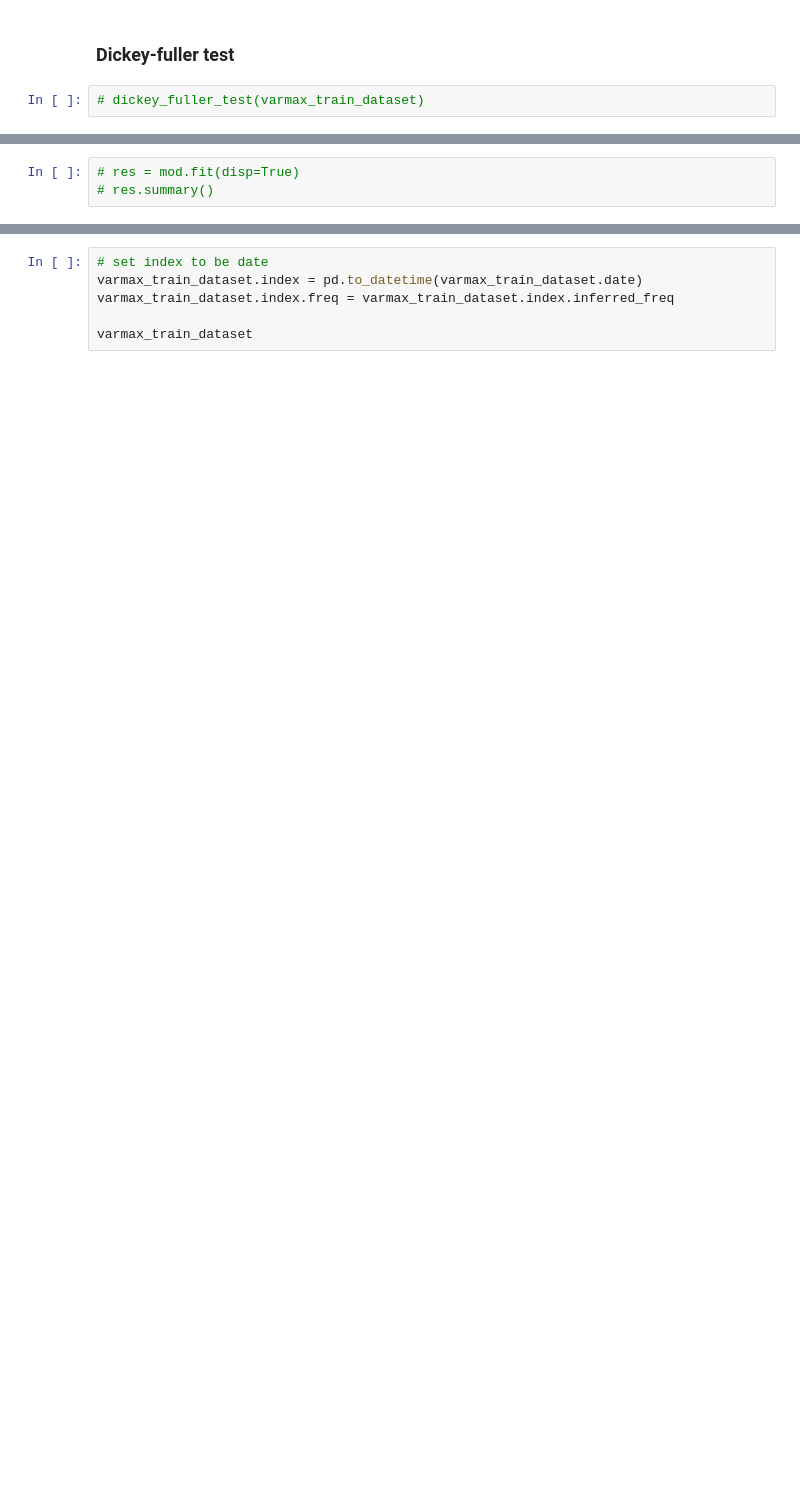
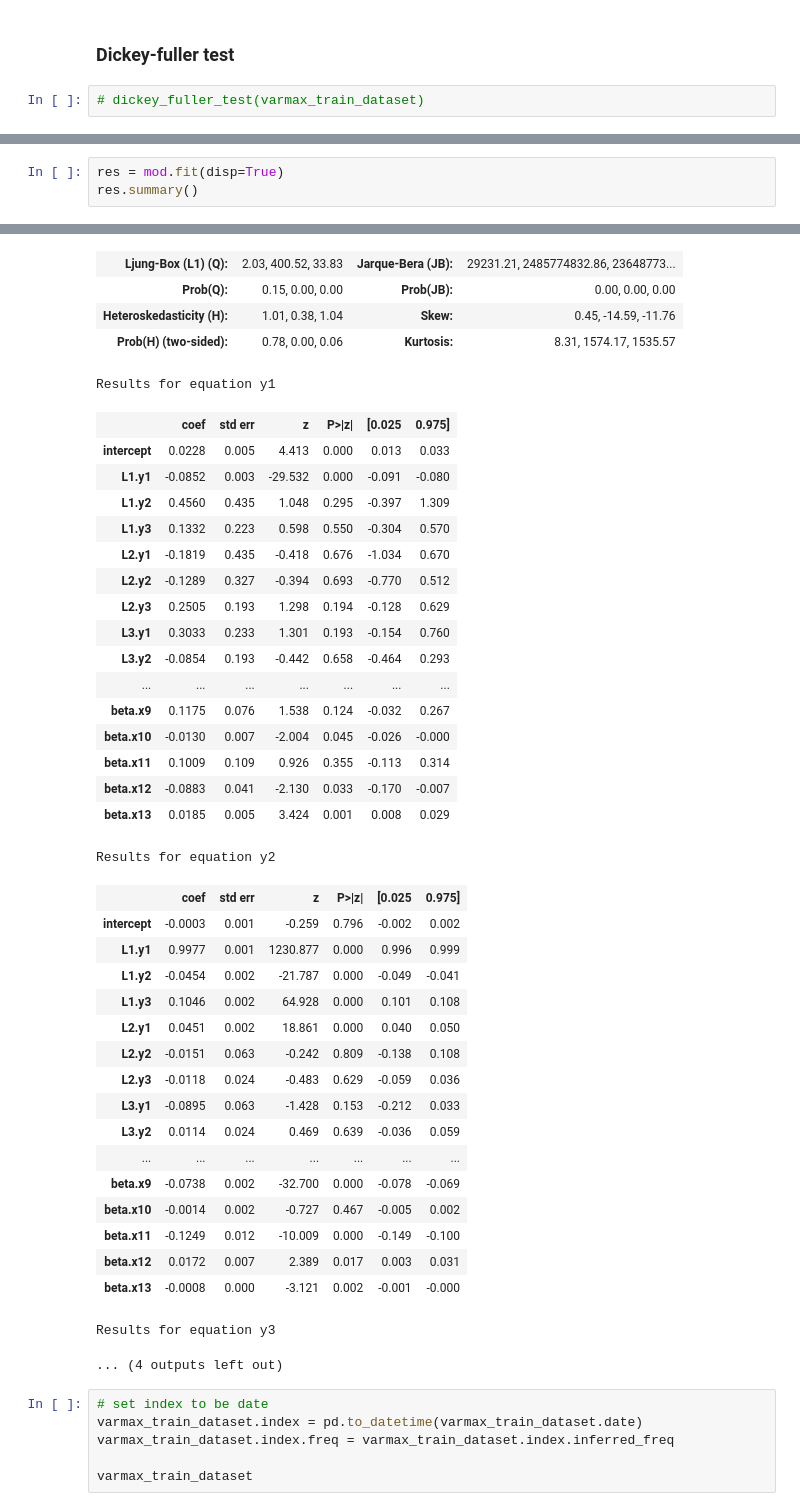
Before and after one commit to iondodon/covid19, a Jupyter notebook: data_analysis.ipynb, the cells around one changed output, grey strips where cells are left out. Saved outputs shown, nothing was run; the diff lists cells and outputs as text; blank space fills up the shorter version.

```diff
--- a/data_analysis.ipynb
+++ b/data_analysis.ipynb
@@ -937,3 +731,4 @@ us_dataset.corr()
 # %%
-# res = mod.fit(disp=True)
-# res.summary()
+res = mod.fit(disp=True)
+res.summary()
+# %% [output]
@@ -940,3 +791,43 @@ us_dataset.corr()
+| Ljung-Box (L1) (Q): | 2.03, 400.52, 33.83 | Jarque-Bera (JB): | 29231.21, 2485774832.86, 23648773... |
+| Prob(Q): | 0.15, 0.00, 0.00 | Prob(JB): | 0.00, 0.00, 0.00 |
+| Heteroskedasticity (H): | 1.01, 0.38, 1.04 | Skew: | 0.45, -14.59, -11.76 |
+| Prob(H) (two-sided): | 0.78, 0.00, 0.06 | Kurtosis: | 8.31, 1574.17, 1535.57 |
+Results for equation y1
+|  | coef | std err | z | P>|z| | [0.025 | 0.975] |
+| intercept | 0.0228 | 0.005 | 4.413 | 0.000 | 0.013 | 0.033 |
+| L1.y1 | -0.0852 | 0.003 | -29.532 | 0.000 | -0.091 | -0.080 |
+| L1.y2 | 0.4560 | 0.435 | 1.048 | 0.295 | -0.397 | 1.309 |
+| L1.y3 | 0.1332 | 0.223 | 0.598 | 0.550 | -0.304 | 0.570 |
+| L2.y1 | -0.1819 | 0.435 | -0.418 | 0.676 | -1.034 | 0.670 |
+| L2.y2 | -0.1289 | 0.327 | -0.394 | 0.693 | -0.770 | 0.512 |
+| L2.y3 | 0.2505 | 0.193 | 1.298 | 0.194 | -0.128 | 0.629 |
+| L3.y1 | 0.3033 | 0.233 | 1.301 | 0.193 | -0.154 | 0.760 |
+| L3.y2 | -0.0854 | 0.193 | -0.442 | 0.658 | -0.464 | 0.293 |
+| ... | ... | ... | ... | ... | ... | ... |
+| beta.x9 | 0.1175 | 0.076 | 1.538 | 0.124 | -0.032 | 0.267 |
+| beta.x10 | -0.0130 | 0.007 | -2.004 | 0.045 | -0.026 | -0.000 |
+| beta.x11 | 0.1009 | 0.109 | 0.926 | 0.355 | -0.113 | 0.314 |
+| beta.x12 | -0.0883 | 0.041 | -2.130 | 0.033 | -0.170 | -0.007 |
+| beta.x13 | 0.0185 | 0.005 | 3.424 | 0.001 | 0.008 | 0.029 |
+Results for equation y2
+|  | coef | std err | z | P>|z| | [0.025 | 0.975] |
+| intercept | -0.0003 | 0.001 | -0.259 | 0.796 | -0.002 | 0.002 |
+| L1.y1 | 0.9977 | 0.001 | 1230.877 | 0.000 | 0.996 | 0.999 |
+| L1.y2 | -0.0454 | 0.002 | -21.787 | 0.000 | -0.049 | -0.041 |
+| L1.y3 | 0.1046 | 0.002 | 64.928 | 0.000 | 0.101 | 0.108 |
+| L2.y1 | 0.0451 | 0.002 | 18.861 | 0.000 | 0.040 | 0.050 |
+| L2.y2 | -0.0151 | 0.063 | -0.242 | 0.809 | -0.138 | 0.108 |
+| L2.y3 | -0.0118 | 0.024 | -0.483 | 0.629 | -0.059 | 0.036 |
+| L3.y1 | -0.0895 | 0.063 | -1.428 | 0.153 | -0.212 | 0.033 |
+| L3.y2 | 0.0114 | 0.024 | 0.469 | 0.639 | -0.036 | 0.059 |
+| ... | ... | ... | ... | ... | ... | ... |
+| beta.x9 | -0.0738 | 0.002 | -32.700 | 0.000 | -0.078 | -0.069 |
+| beta.x10 | -0.0014 | 0.002 | -0.727 | 0.467 | -0.005 | 0.002 |
+| beta.x11 | -0.1249 | 0.012 | -10.009 | 0.000 | -0.149 | -0.100 |
+| beta.x12 | 0.0172 | 0.007 | 2.389 | 0.017 | 0.003 | 0.031 |
+| beta.x13 | -0.0008 | 0.000 | -3.121 | 0.002 | -0.001 | -0.000 |
+Results for equation y3
+... (4 outputs left out)
 # %%
 # set index to be date
 varmax_train_dataset.index = pd.to_datetime(varmax_train_dataset.date)
```
Also changed, not shown: parts of 14 cells of this notebook.
